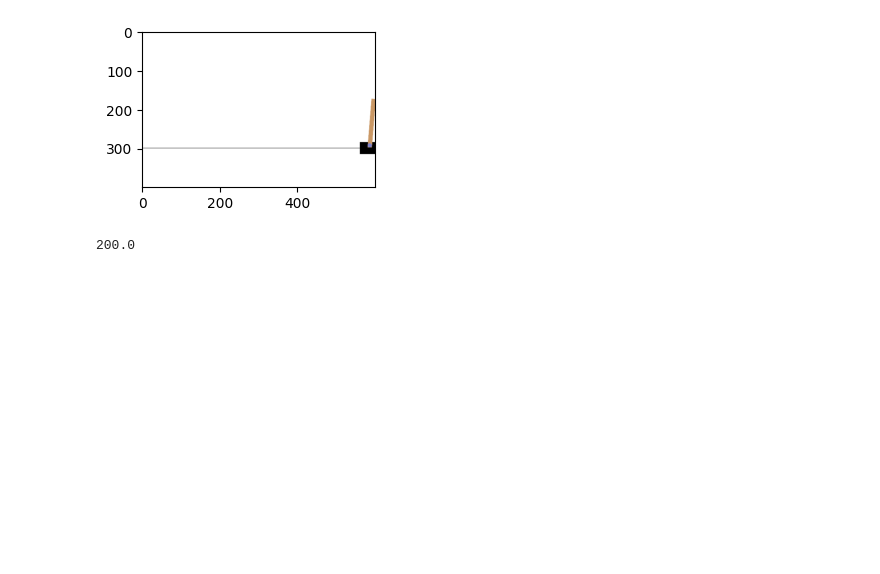
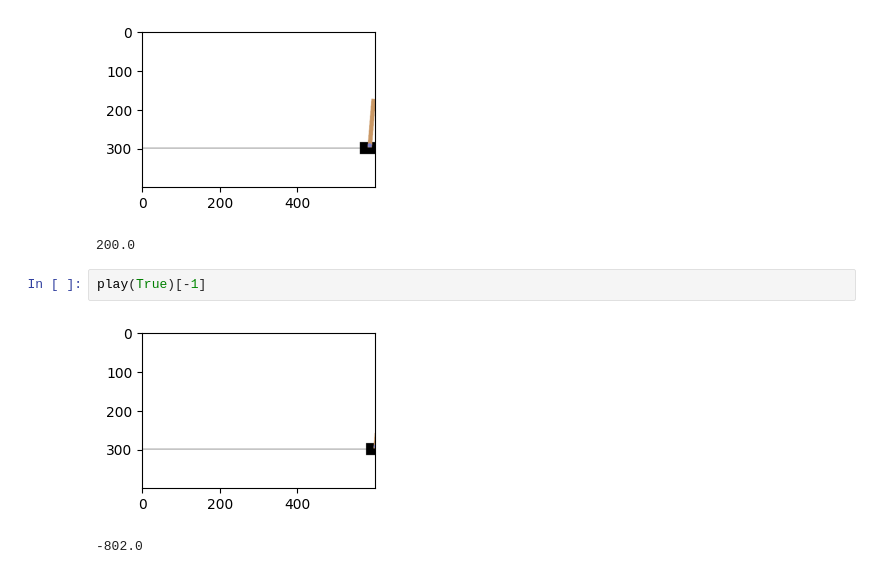
Before and after one commit to Hero0963/ml-workshop, a Jupyter notebook: more_simple_reinforcement_learning/chap02/02_DQN_model_delay.ipynb, the cells around one changed output. Cells and saved outputs as stored; diff of their text form; blank space fills up the shorter version.

```diff
--- a/more_simple_reinforcement_learning/chap02/02_DQN_model_delay.ipynb
+++ b/more_simple_reinforcement_learning/chap02/02_DQN_model_delay.ipynb
@@ -269,3 +269,8 @@ play(True)[-1]
 # %% [output]
 [figure]
 200.0
+# %%
+play(True)[-1]
+# %% [output]
+[figure, added]
+-802.0
```
Also changed, not shown: parts of 5 cells of this notebook, 1 other file.
